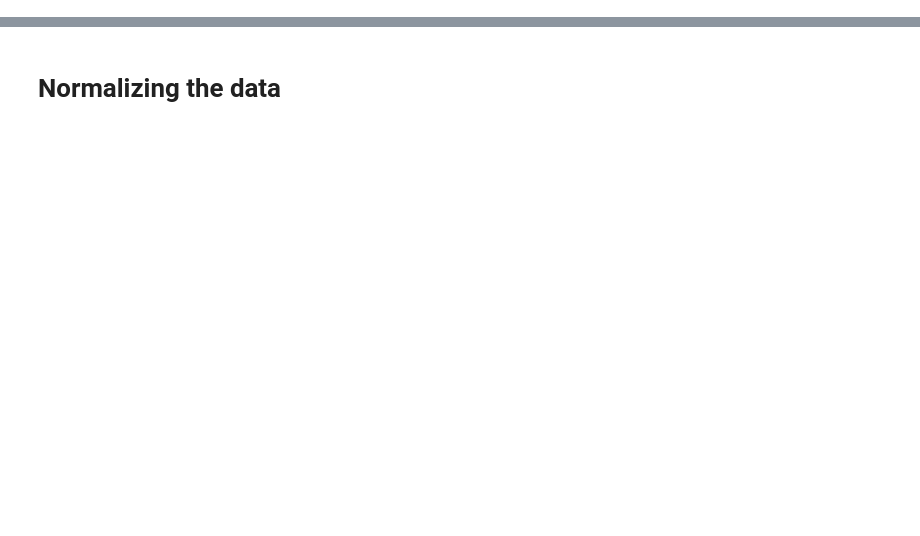
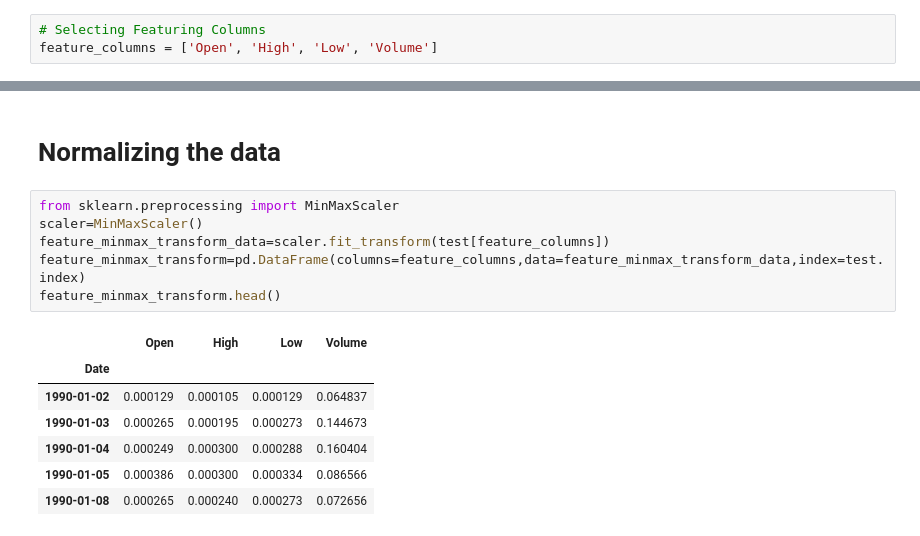
Before and after one commit to 18-RAJAT/Stock-Prediction, a Jupyter notebook: stock_price_prediction_LSTM.ipynb, the cells around one changed output, grey strips where cells are left out. Saved outputs shown, nothing was run; the diff lists cells and outputs as text; blank space fills up the shorter version.

Commit message:
Normalizing the data

```diff
--- a/stock_price_prediction_LSTM.ipynb
+++ b/stock_price_prediction_LSTM.ipynb
@@ -243,0 +244,3 @@ featureColumns
+# %%
+# Selecting Featuring Columns
+feature_columns = ['Open', 'High', 'Low', 'Volume']
@@ -250,2 +270,16 @@ df
 # %% [markdown]
 # Normalizing the data
+# %%
+from sklearn.preprocessing import MinMaxScaler
+scaler=MinMaxScaler()
+feature_minmax_transform_data=scaler.fit_transform(test[feature_columns])
+feature_minmax_transform=pd.DataFrame(columns=feature_columns,data=feature_minmax_transform_data,index=test.index)
+feature_minmax_transform.head()
+# %% [output]
+|  | Open | High | Low | Volume |
+| Date |  |  |  |  |
+| 1990-01-02 | 0.000129 | 0.000105 | 0.000129 | 0.064837 |
+| 1990-01-03 | 0.000265 | 0.000195 | 0.000273 | 0.144673 |
+| 1990-01-04 | 0.000249 | 0.000300 | 0.000288 | 0.160404 |
+| 1990-01-05 | 0.000386 | 0.000300 | 0.000334 | 0.086566 |
+| 1990-01-08 | 0.000265 | 0.000240 | 0.000273 | 0.072656 |
```
Also changed, not shown: parts of 7 cells of this notebook.
